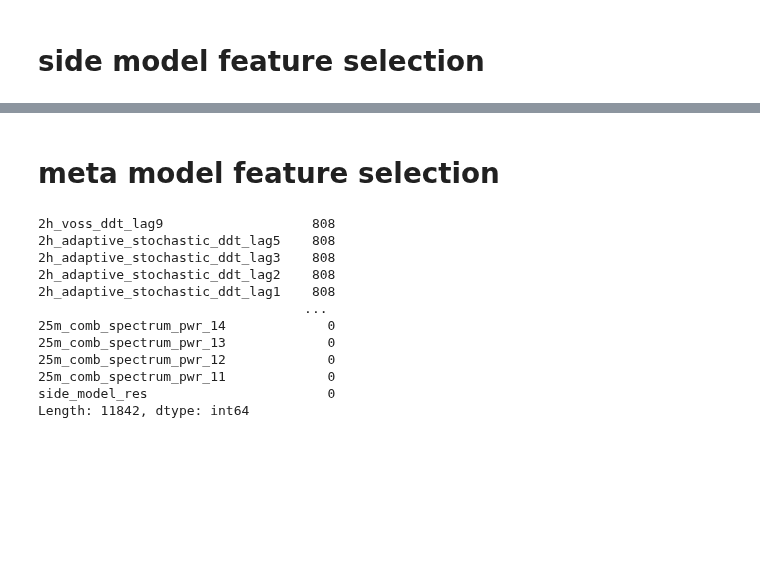
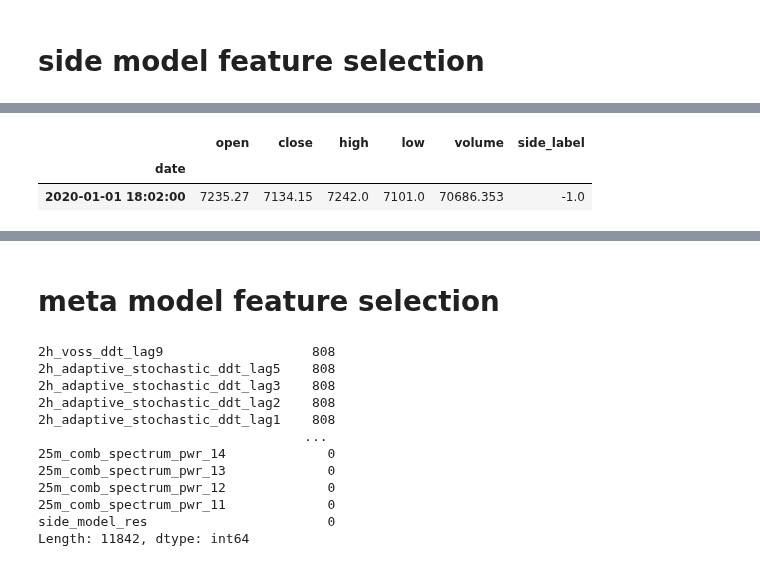
Before and after one commit to ArtiPyHeart/jesse-trade, a Jupyter notebook: 3. feature_selection.ipynb, the cells around one changed output, grey strips where cells are left out. Cells and saved outputs as stored; diff of their text form; code cells hidden in the pictures; blank space fills up the shorter version.

```diff
--- a/3. feature_selection.ipynb
+++ b/3. feature_selection.ipynb
@@ -9,9 +23,13 @@ df_features.isna().sum(axis=0).sort_values(ascending=False)
 # %%
 import numpy as np
 from jesse import utils
 
-label = np.load("data/label_side_25m.npy")
+label = np.load("data/label_side_1h.npy")
 df_label = utils.numpy_candles_to_dataframe(label[:, :6]).set_index("date")
 df_label["side_label"] = label[:, 6]
 df_label.head(1)
+# %% [output]
+|  | open | close | high | low | volume | side_label |
+| date |  |  |  |  |  |  |
+| 2020-01-01 18:02:00 | 7235.27 | 7134.15 | 7242.0 | 7101.0 | 70686.353 | -1.0 |
 # %%
```
Also changed, not shown: parts of 5 cells of this notebook, 3 other files.
